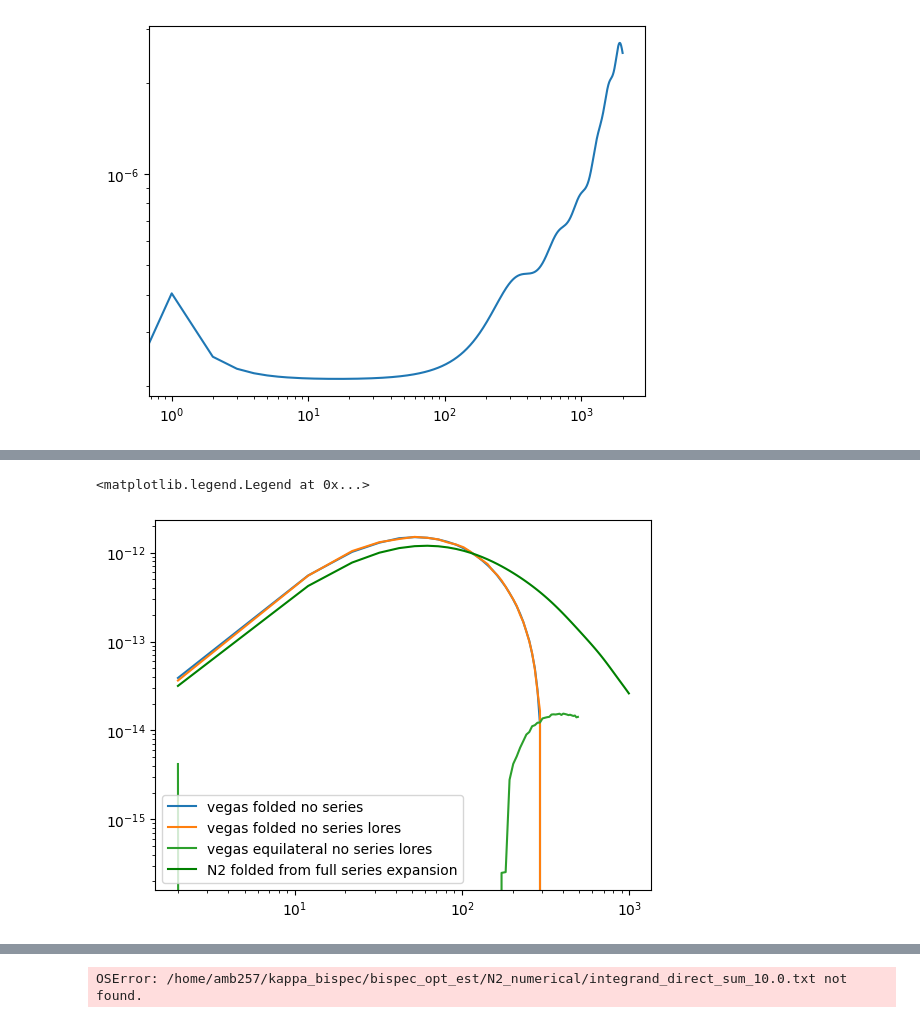
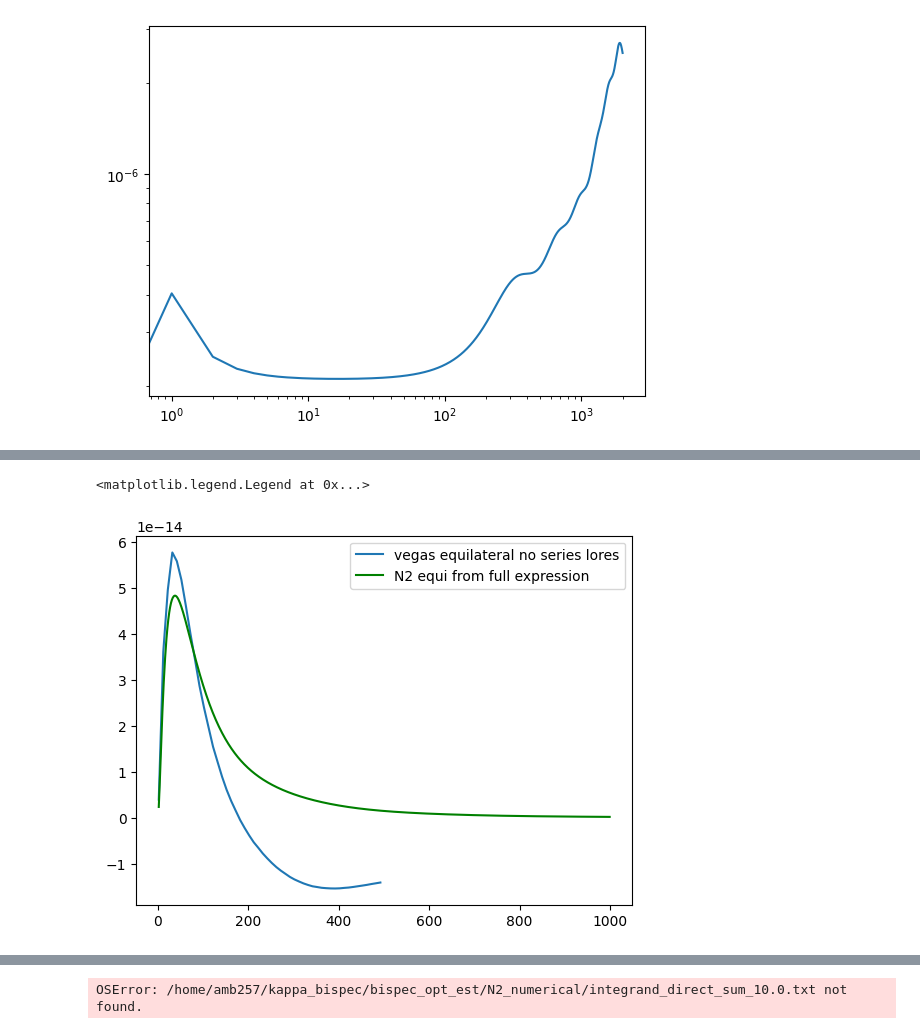
Before and after one commit to aleksandrbowkis/bispec_opt_est, a Jupyter notebook: N2_numerical/Binning_effects/Visualisation/N2_tests.ipynb, the cells around one changed output, grey strips where cells are left out. Drawn from its saved outputs; the diff is of its cells as text; code cells hidden in the pictures.

```diff
--- a/N2_numerical/Binning_effects/Visualisation/N2_tests.ipynb
+++ b/N2_numerical/Binning_effects/Visualisation/N2_tests.ipynb
@@ -245,33 +266,33 @@ print(bin_mid_eq, binning_eq)
 # %%
 # This cell tests the folded non series direct calculation from non_series/Fold_no_series.py
 
 L_fold_noseries, N2_fold_noseries = np.loadtxt("/home/amb257/kappa_bispec/bispec_opt_est/N2_numerical/Binning_effects/outputs/fold_N2_no_series.txt")
 L_vegas_fold_noseries, N2_vegas_fold_noseries = np.loadtxt("/home/amb257/kappa_bispec/bispec_opt_est/N2_numerical/Binning_effects/outputs/vegas_fold_N2_no_series.txt")
 L_vegas_fold_noseries_logspace, N2_vegas_fold_noseries_logspace = np.loadtxt("/home/amb257/kappa_bispec/bispec_opt_est/N2_numerical/Binning_effects/outputs/logspace_vegas_fold_N2_no_series.txt")
 L_vegas_fold_lores, N2_vegas_fold_lores = np.loadtxt("/home/amb257/kappa_bispec/bispec_opt_est/N2_numerical/Binning_effects/outputs/lowres_vegas_fold_N2_no_series.txt")
 L_vegas_equi_lores, N2_vegas_equi_lores = np.loadtxt("/home/amb257/kappa_bispec/bispec_opt_est/N2_numerical/Binning_effects/outputs/lowres_vegas_equi_N2_no_series.txt")
 
 #dblquad
 #plt.loglog(L_fold_noseries, N2_fold_noseries, label = 'folded no series')
 
 #vegas
-plt.loglog(L_vegas_fold_noseries, N2_vegas_fold_noseries, label = 'vegas folded no series')
-plt.loglog(L_vegas_fold_lores, N2_vegas_fold_lores, label = 'vegas folded no series lores')
-plt.loglog(L_vegas_equi_lores, N2_vegas_equi_lores, label = 'vegas equilateral no series lores')
-
+#plt.loglog(L_vegas_fold_noseries, N2_vegas_fold_noseries, label = 'vegas folded no series')
+#plt.loglog(L_vegas_fold_lores, N2_vegas_fold_lores, label = 'vegas folded no series lores')
+plt.plot(L_vegas_equi_lores, -1*N2_vegas_equi_lores, label = 'vegas equilateral no series lores')
+plt.plot(L_full_eq, -1*N2_eq_newmath_full, color = 'green', label = 'N2 equi from full expression')
 
 # vegas logspace
 #plt.plot(L_vegas_fold_noseries_logspace, N2_vegas_fold_noseries_logspace, color = 'red', label = 'vegas folded no series logspace')
 # For comparison plot the folded series expansion result obtained from limit of full expression
-plt.plot(L_newmath_full, N2_fold_newmath_full, color = 'green', label = 'N2 folded from full series expansion')
+#plt.plot(L_newmath_full, N2_fold_newmath_full, color = 'green', label = 'N2 folded from full series expansion')
 
 # And finally the folded result from the optimal estimator
 #plt.errorbar(L_opt_fold, -1*opt_est_fold, yerr = err_fold, fmt='bd', label = 'optimal estimator folded configuration')
 #plt.xlim(80,350)
 plt.legend()
 # %% [output]
 <matplotlib.legend.Legend at 0x...>
-[figure, old version]
+[figure, new version]
 # %%
 # This cell tests the equilateral non series direct calculation from non_series/Fold_no_series.py
 
```
Also changed, not shown: parts of 6 cells of this notebook, 47 other files.
